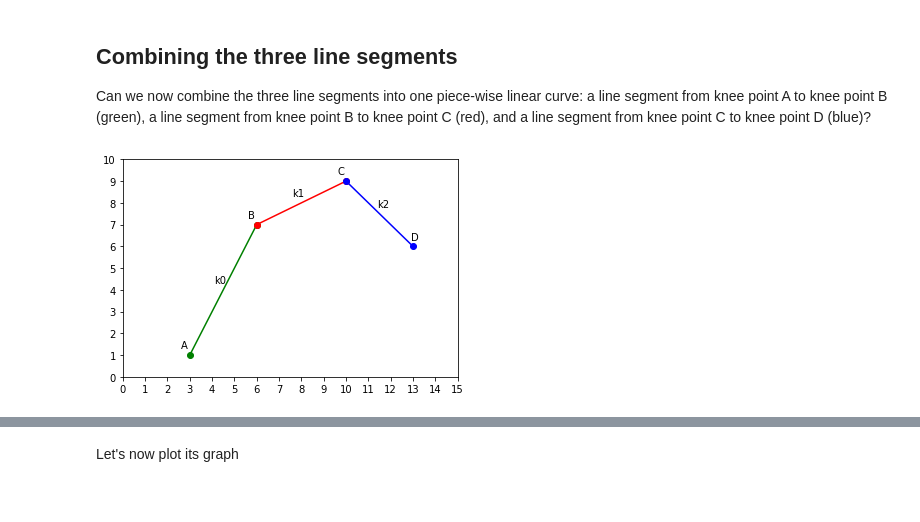
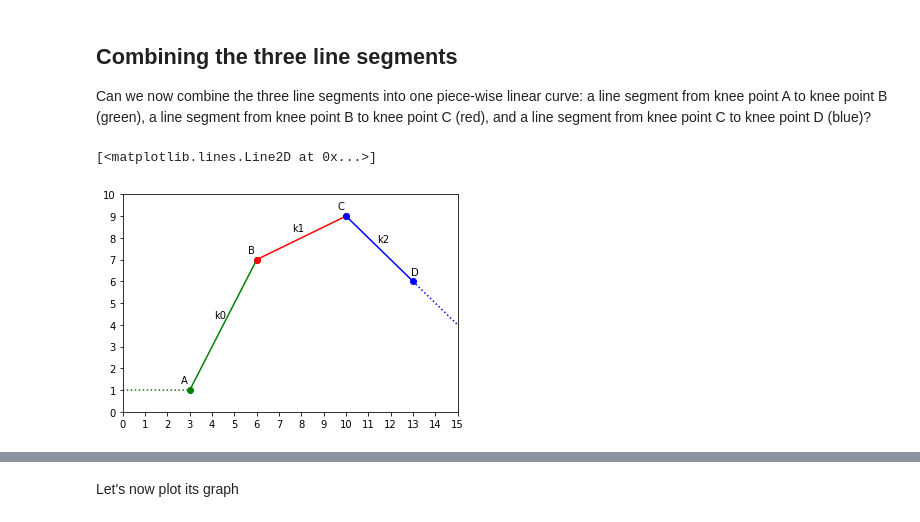
Before and after one commit to maarten-pennings/MachineLearning, a Jupyter notebook: sinus/piecewise-linear.ipynb, the cells around one changed output, grey strips where cells are left out. Saved outputs shown, nothing was run; the diff lists cells and outputs as text; code cells hidden in the pictures.

Commit message:
Fixed some ';', some comments, added dashed pre/post

```diff
--- a/sinus/piecewise-linear.ipynb
+++ b/sinus/piecewise-linear.ipynb
@@ -224,34 +222,45 @@ a line segment from knee point A to knee point B (green),
 a line segment from knee point B to knee point C (red), and
 a line segment from knee point C to knee point D (blue)?
 # %%
-# Setup a array of values to draw k0 (the two end-point suffice)
-k0_xs= [ A["x"], B["x"] ]
-k0_ys= [ k0(x) for x in k0_xs ]
+# Setup arrays to draw the segments
+pre_xs = [ -5, A["x"] ]
+pre_ys = [  A["y"],  A["y"] ]
 
-k1_xs= [ B["x"], C["x"] ]
-k1_ys= [ k1(x) for x in k1_xs ]
+k0_xs  = [ A["x"], B["x"] ]
+k0_ys  = [ k0(x) for x in k0_xs ]
 
-k2_xs= [ C["x"], D["x"] ]
-k2_ys= [ k2(x) for x in k2_xs ]
+k1_xs  = [ B["x"], C["x"] ]
+k1_ys  = [ k1(x) for x in k1_xs ]
+
+k2_xs  = [ C["x"], D["x"] ]
+k2_ys  = [ k2(x) for x in k2_xs ]
+
+post_xs= [ D["x"], 20 ]
+post_ys= [ k2(x) for x in post_xs ]
+
 
 # Ensure plot is big enough, and has all unit ticks
 plt.xlim( (0,15) )
 plt.ylim( (0,10) )
 plt.xticks(np.arange(0, 15+1, step=1))
 plt.yticks(np.arange(0, 10+1, step=1))
 # Label the knee points (A, B and C), and the lines (k0,k1)
 plt.text( A["x"]-0.4, A["y"]+0.3, "A")
 plt.text( B["x"]-0.4, B["y"]+0.3, "B")
 plt.text( C["x"]-0.4, C["y"]+0.3, "C")
 plt.text( D["x"]-0.1, D["y"]+0.3, "D")
 plt.text( (B["x"]+A["x"])/2-0.4, (B["y"]+A["y"])/2+0.3, "k0")
 plt.text( (C["x"]+B["x"])/2-0.4, (C["y"]+B["y"])/2+0.3, "k1")
 plt.text( (D["x"]+C["x"])/2-0.1, (D["y"]+C["y"])/2+0.3, "k2")
 
 # Plot in green/red (g/r), using lines (-) between dot markers (o)
-plt.plot( k0_xs, k0_ys, 'g-o');
-plt.plot( k1_xs, k1_ys, 'r-o');
+plt.plot( k0_xs, k0_ys, 'g-o')
+plt.plot( k1_xs, k1_ys, 'r-o')
 plt.plot( k2_xs, k2_ys, 'b-o');
+# Plot the pre and post segments
+plt.plot( pre_xs , pre_ys , 'g:')
+plt.plot( post_xs, post_ys, 'b:')
 # %% [output]
+[<matplotlib.lines.Line2D at 0x...>]
-[figure, old version]
+[figure, new version]
 # %% [markdown]
```
Also changed, not shown: parts of 5 cells of this notebook.
